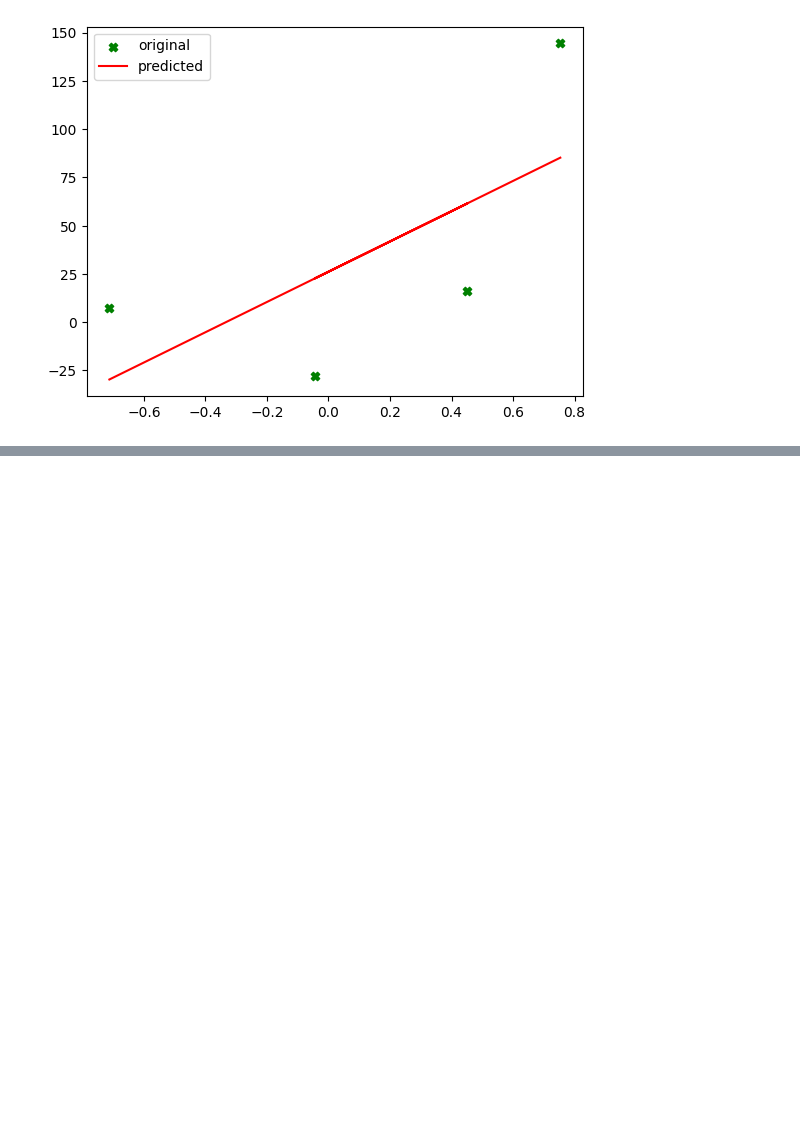
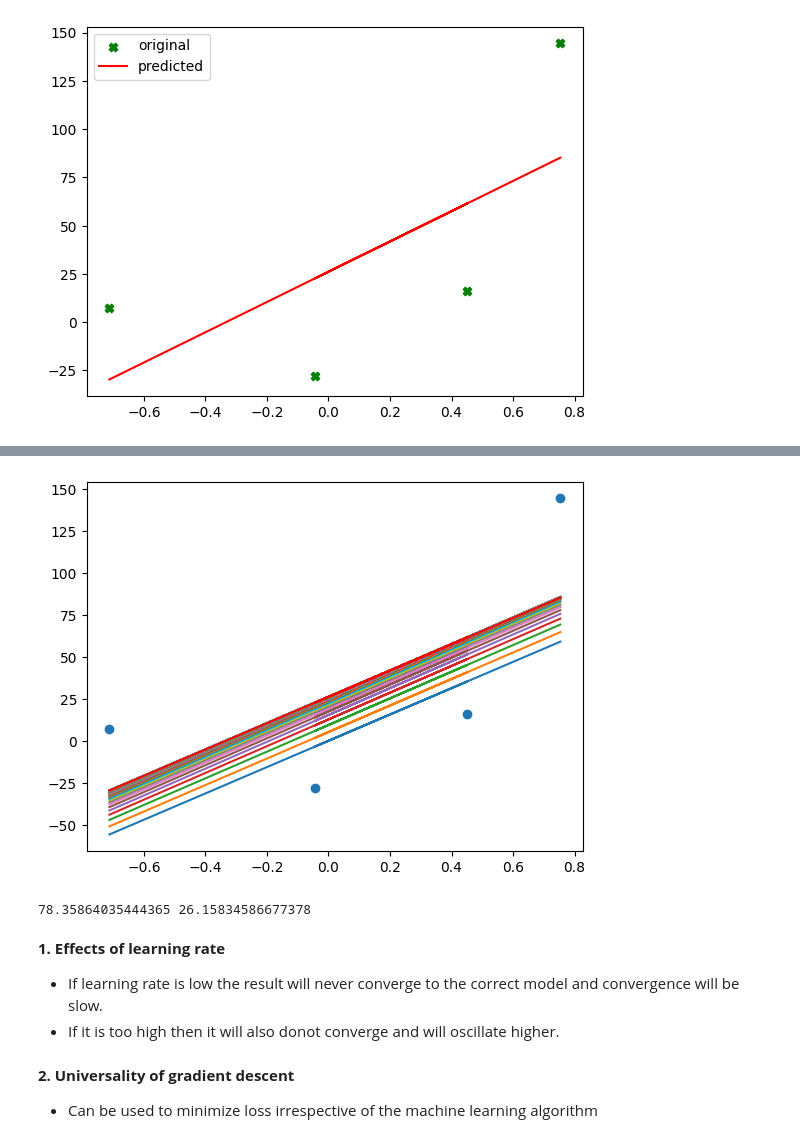
Before and after one commit to khanalasmit/machinelearning, a Jupyter notebook: 33-gradient-descent/intro.ipynb, the cells around one changed output, grey strips where cells are left out. Cells and saved outputs as stored; diff of their text form; code cells hidden in the pictures; blank space fills up the shorter version.

Commit message:
completed intro for gradient descent with m and b calculated speartly

```diff
--- a/33-gradient-descent/intro.ipynb
+++ b/33-gradient-descent/intro.ipynb
@@ -93,0 +99,34 @@ plt.plot()
+# %%
+def gradient_descent():
+    epochs=100
+    learning_rate=0.1
+    n=float(len(X))
+    m=78.35
+    b=0
+    for i in range(epochs):
+
+        Y_pred=m*X+b
+        D_m=(-2/n)*sum(X.flatten()*(y-Y_pred.flatten()))
+        D_b=(-2/n)*sum(y.flatten()-Y_pred.flatten())
+        m=m-learning_rate*D_m
+        b=b-learning_rate*D_b
+        plt.plot(X.flatten(),Y_pred.flatten())
+    plt.scatter(X,y)
+    plt.plot(X.flatten(),reg.predict(X),color='red')
+    plt.show()
+    return (m,b)
+m,b=gradient_descent()
+# %% [output]
+[figure, added]
+# %%
+print(m,b)
+#which gives the nearly the same result as the OLS
+# %% [output]
+78.35864035444365 26.15834586677378
+# %% [markdown]
+**1. Effects of learning rate**
+* If learning rate is low the result will never converge to the correct model and convergence will be slow.
+* If it is too high then it will also donot converge and will oscillate higher.
+# %% [markdown]
+**2. Universality of gradient descent**
+* Can be used to minimize loss irrespective of the machine learning algorithm
```
Also changed, not shown: parts of 1 cell of this notebook.
